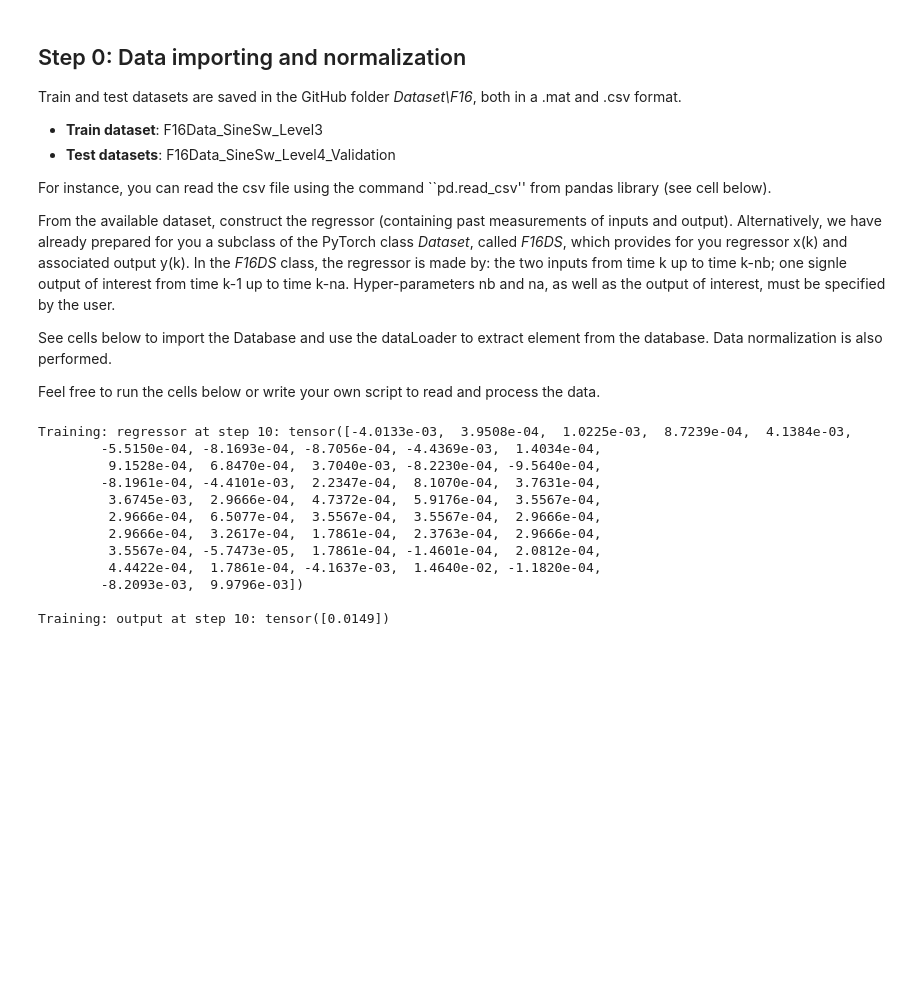
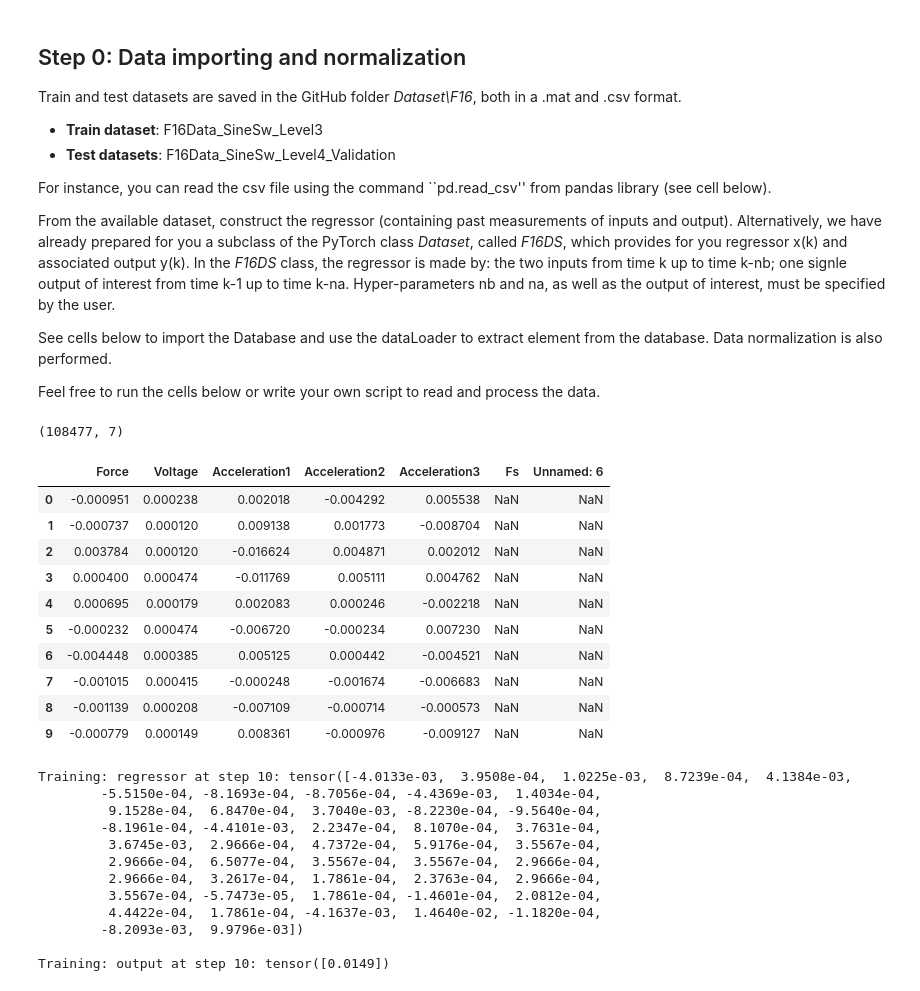
Before and after one commit to dariopi/Deep_Learning_for_SYSID_Lugano24, a Jupyter notebook: Exercises/F16_exercise.ipynb, the cells around one changed output. Drawn from its saved outputs; the diff is of its cells as text; code cells hidden in the pictures; blank space fills up the shorter version.

```diff
--- a/Exercises/F16_exercise.ipynb
+++ b/Exercises/F16_exercise.ipynb
@@ -63,6 +69,24 @@ ds_mean = dict_ds['train'].mean()
 ds_std = dict_ds['train'].std()
 dict_ds['train']  = (dict_ds['train'] - ds_mean)/ds_std
 dict_ds['test']  = (dict_ds['test'] - ds_mean)/ds_std
+# %%
+print(dict_ds['train'].shape)
+# %% [output]
+(108477, 7)
+# %%
+dict_ds['train'].head(10)
+# %% [output]
+|  | Force | Voltage | Acceleration1 | Acceleration2 | Acceleration3 | Fs | Unnamed: 6 |
+| 0 | -0.000951 | 0.000238 | 0.002018 | -0.004292 | 0.005538 | NaN | NaN |
+| 1 | -0.000737 | 0.000120 | 0.009138 | 0.001773 | -0.008704 | NaN | NaN |
+| 2 | 0.003784 | 0.000120 | -0.016624 | 0.004871 | 0.002012 | NaN | NaN |
+| 3 | 0.000400 | 0.000474 | -0.011769 | 0.005111 | 0.004762 | NaN | NaN |
+| 4 | 0.000695 | 0.000179 | 0.002083 | 0.000246 | -0.002218 | NaN | NaN |
+| 5 | -0.000232 | 0.000474 | -0.006720 | -0.000234 | 0.007230 | NaN | NaN |
+| 6 | -0.004448 | 0.000385 | 0.005125 | 0.000442 | -0.004521 | NaN | NaN |
+| 7 | -0.001015 | 0.000415 | -0.000248 | -0.001674 | -0.006683 | NaN | NaN |
+| 8 | -0.001139 | 0.000208 | -0.007109 | -0.000714 | -0.000573 | NaN | NaN |
+| 9 | -0.000779 | 0.000149 | 0.008361 | -0.000976 | -0.009127 | NaN | NaN |
 # %%
 # create custome DataSet
 from torch.utils.data import Dataset, DataLoader
```
Also changed, not shown: parts of 19 cells of this notebook, 2 other files.
